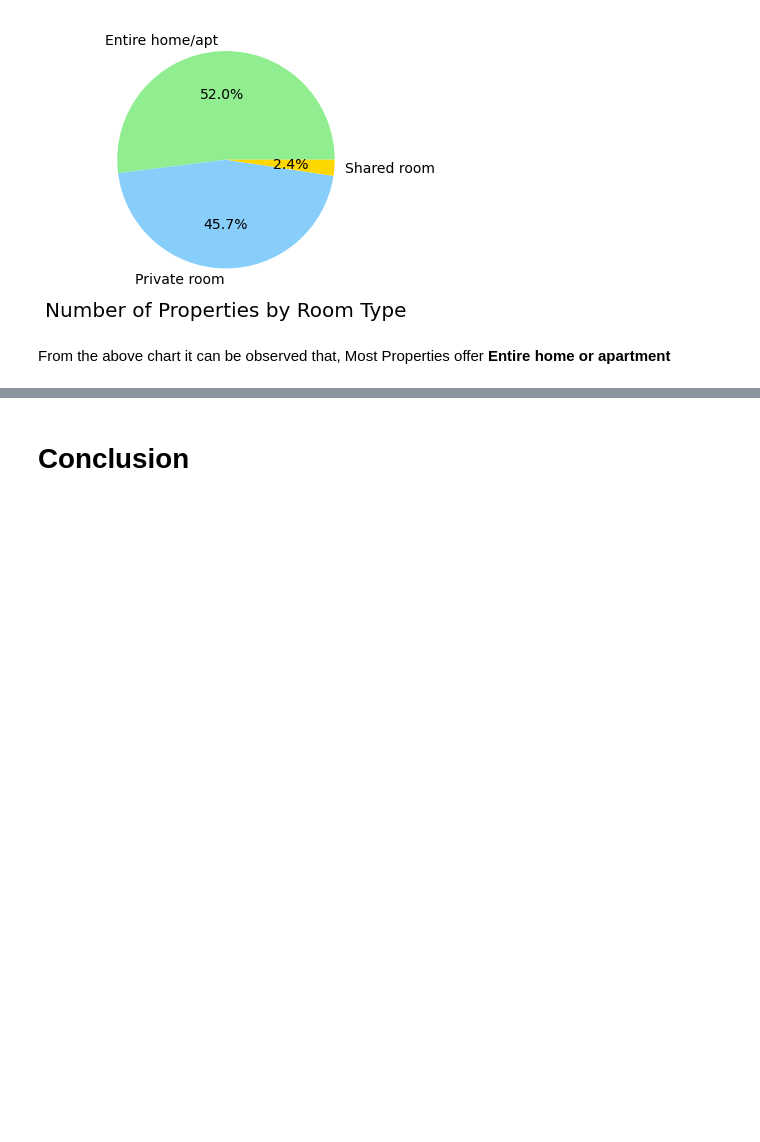
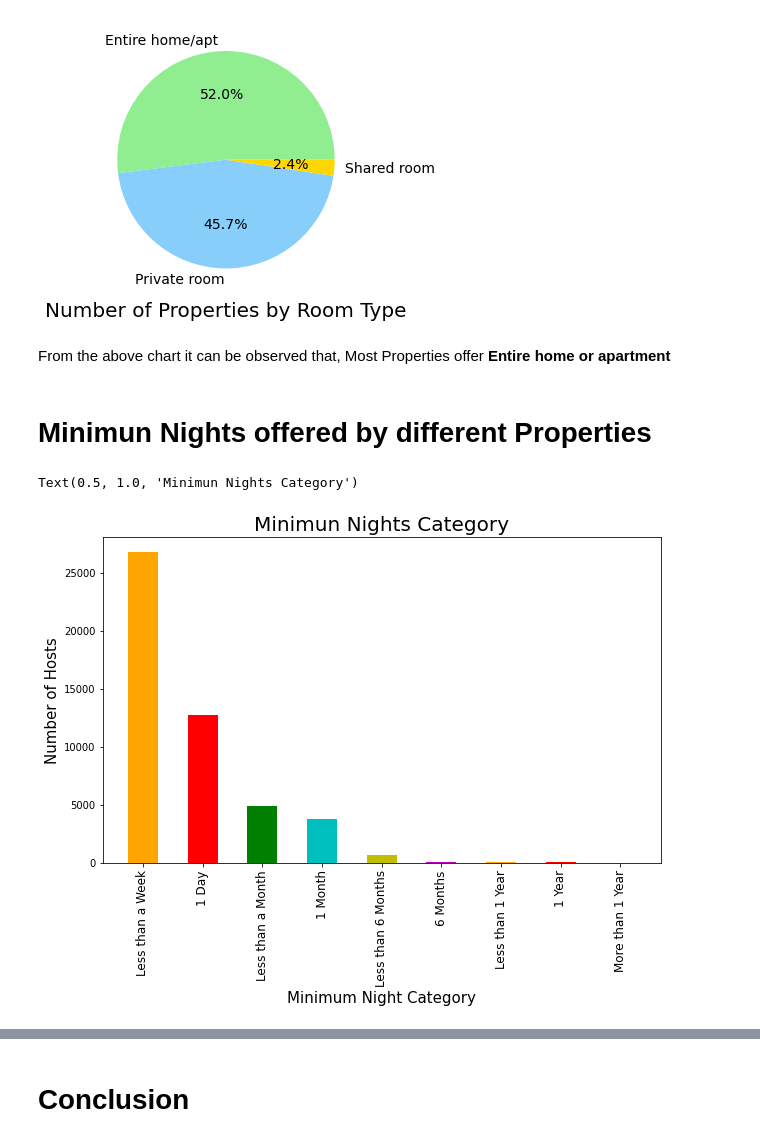
Before and after one commit to ismailali121/Airbnb-EDA-Capstone-Project, a Jupyter notebook: airbnb_booking_analysis_Capstone_Project.ipynb, the cells around one changed output, grey strips where cells are left out. Saved outputs shown, nothing was run; the diff lists cells and outputs as text; code cells hidden in the pictures; blank space fills up the shorter version.

```diff
--- a/airbnb_booking_analysis_Capstone_Project.ipynb
+++ b/airbnb_booking_analysis_Capstone_Project.ipynb
@@ -322,3 +322,45 @@ Text(0.5, -0.1, 'Number of Properties by Room Type')
 [figure]
 # %% [markdown]
 From the above chart it can be observed that, Most Properties offer **Entire home or apartment**
+# %% [markdown]
+# **Minimun Nights offered by different Properties**
+# %%
+# Function to Categorize minimum_nights
+def minimum_nights_cat(min_nights):
+  if min_nights==1:
+    return '1 Day'
+  elif min_nights>1 and min_nights<7:
+    return 'Less than a Week'
+  elif min_nights==1:
+    return '1 week'
+  elif min_nights>1 and min_nights<30:
+    return 'Less than a Month'
+  elif min_nights==30:
+    return '1 Month'
+  elif min_nights>30 and min_nights<180:
+    return 'Less than 6 Months'
+  elif min_nights==180:
+    return '6 Months'
+  elif min_nights>180 and min_nights<365:
+    return 'Less than 1 Year'
+  elif min_nights==365:
+    return '1 Year'
+  else:
+    return 'More than 1 Year'
+
+df['minimum_nights_category']=df['minimum_nights'].apply(lambda x: minimum_nights_cat(x))
+# %%
+#Categorizing the minimum_nights into few segments
+min_nights_category_df=df.groupby('minimum_nights_category')['host_id'].count().sort_values(ascending=False).reset_index()
+min_nights_category_df
+
+plt.figure(figsize=(10,6))
+plt.bar(min_nights_category_df['minimum_nights_category'],min_nights_category_df['host_id'],0.5,color=['orange','r','g','c','y','m'])
+
+plt.xlabel('Minimum Night Category',size=15)
+plt.ylabel('Number of Hosts',size=15)
+plt.xticks(rotation=90,fontsize=12)
+plt.title('Minimun Nights Category',size=20)
+# %% [output]
+Text(0.5, 1.0, 'Minimun Nights Category')
+[figure, added]
```
Also changed, not shown: parts of 12 cells of this notebook.
